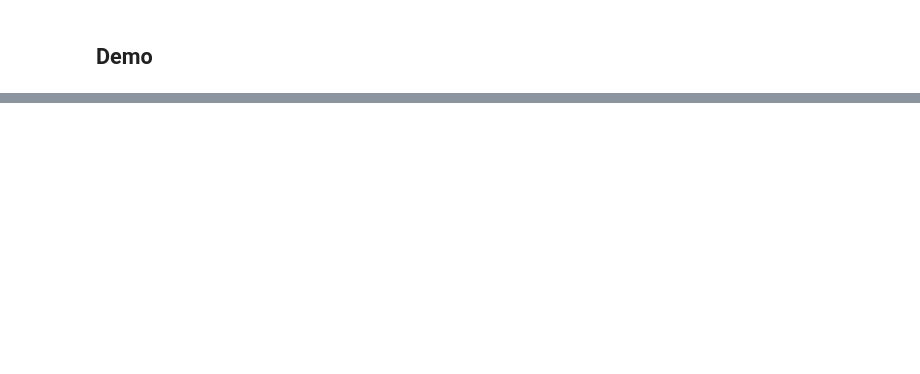
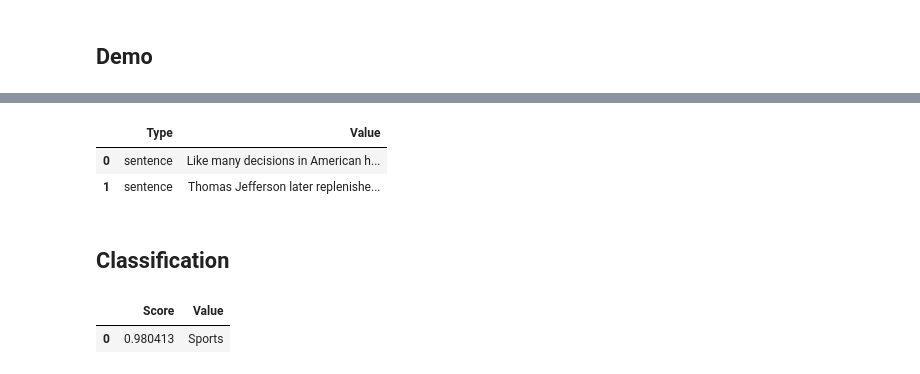
Before and after one commit to steamship-core/python-client, a Jupyter notebook: nbs/scrape_and_search.ipynb, the cells around one changed output, grey strips where cells are left out. Saved outputs shown, nothing was run; the diff lists cells and outputs as text; code cells hidden in the pictures; blank space fills up the shorter version.

```diff
--- a/nbs/scrape_and_search.ipynb
+++ b/nbs/scrape_and_search.ipynb
@@ -40,0 +66,8 @@ test_filename = path.join(
+# %%
+doc.dquery('sentence @"Thomas Jefferson"')
+# %% [output]
+|  | Type | Value |
+| 0 | sentence | Like many decisions in American h... |
+| 1 | sentence | Thomas Jefferson later replenishe... |
+# %% [markdown]
+## Classification
@@ -40,0 +82,7 @@ test_filename = path.join(
+# %%
+classifier.classify(docs=[
+    "Three pack of tennis balls"
+], labels=LABELS, pd=True)
+# %% [output]
+|  | Score | Value |
+| 0 | 0.980413 | Sports |
```
Also changed, not shown: parts of 27 cells of this notebook, 9 other files.
